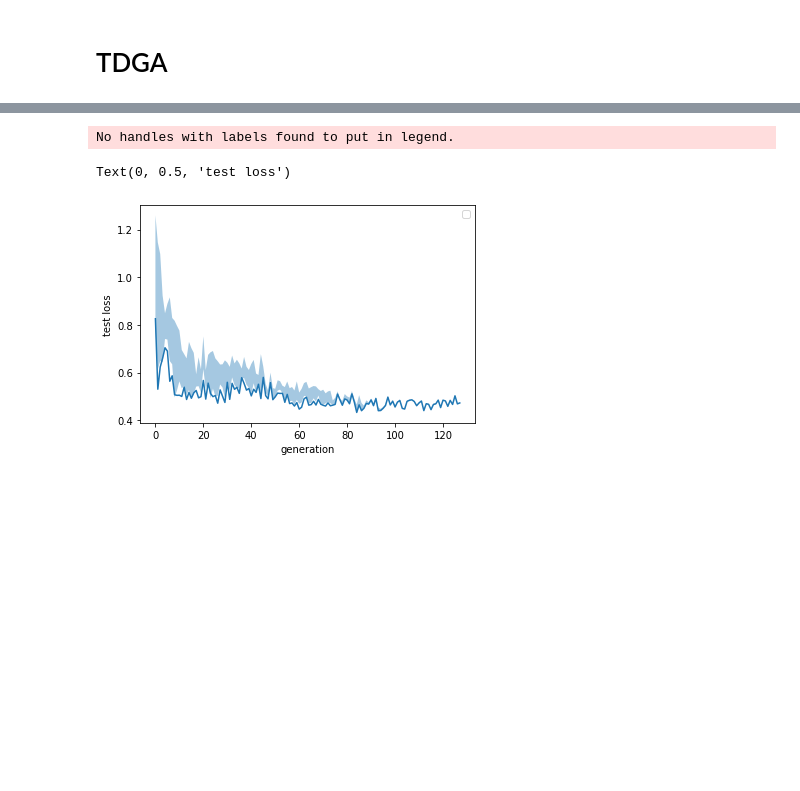
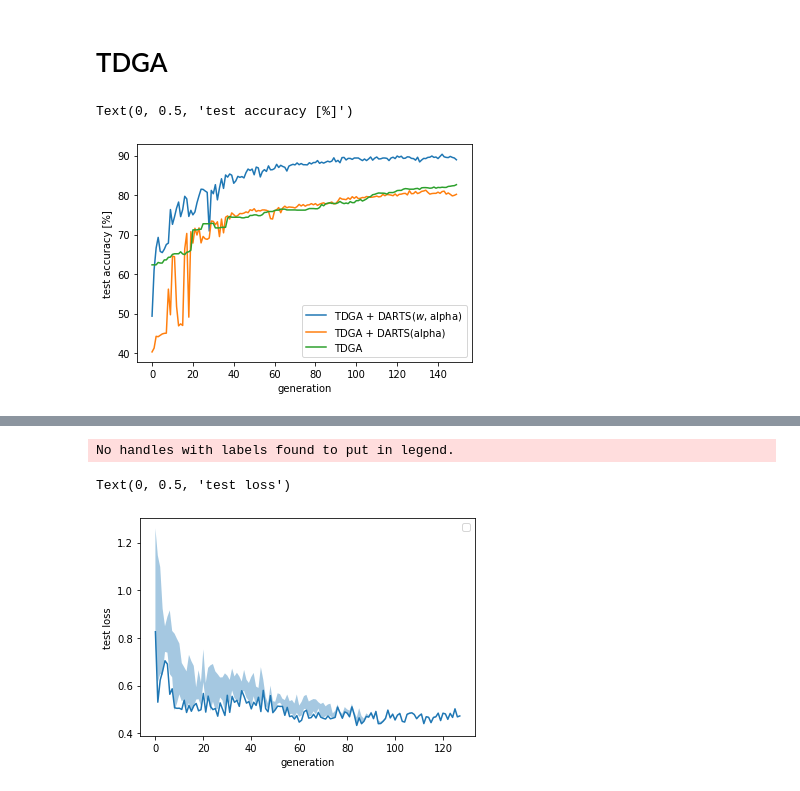
Before and after one commit to tatsuya-sugiyama/notebook, a Jupyter notebook: Deap test.ipynb, the cells around one changed output, grey strips where cells are left out. Drawn from its saved outputs; the diff is of its cells as text; code cells hidden in the pictures; blank space fills up the shorter version.

```diff
--- a/Deap test.ipynb
+++ b/Deap test.ipynb
@@ -475,5 +479,9 @@ state = torch.load('./checkpoint.pth')
 # %%
 results = torch.load('result.pth')
+# %%
+normal = torch.load('result_normal.pth') # w fix
+noevo = torch.load('result_noevo.pth') # w, a fix
+nofix = torch.load('result_nofix.pth') #
 # %%
 dirs = lambda x: 'exp_tdga_full-2021-01-13_16-37-53'
 paths = [os.path.join('drive/My Drive/ml', dirs(i), 'gen', '%d' % i) for i in range(150)]
@@ -484,0 +497,22 @@ loss = [[i['test'][1] for i in g] for g in results]
+# %%
+get = lambda x : np.array([x(g) for g in acc(nofix)])
+gen = [i for i, g in enumerate(acc(nofix))]
+min = get(np.max)
+plt.plot(gen, min, label='TDGA + DARTS($w$, alpha)')
+
+get = lambda x : np.array([x(g) for g in acc(normal)])
+gen = [i for i, g in enumerate(acc(normal))]
+min = get(np.max)
+plt.plot(gen, min, label='TDGA + DARTS(alpha)')
+
+get = lambda x : np.array([x(g) for g in acc(noevo)])
+gen = [i for i, g in enumerate(acc(noevo))]
+min = get(np.max)
+plt.plot(gen, min, label='TDGA')
+
+plt.legend()
+plt.xlabel('generation')
+plt.ylabel('test accuracy [%]')
+# %% [output]
+Text(0, 0.5, 'test accuracy [%]')
+[figure, added]
```
Also changed, not shown: parts of 13 cells of this notebook, 1 other file.
